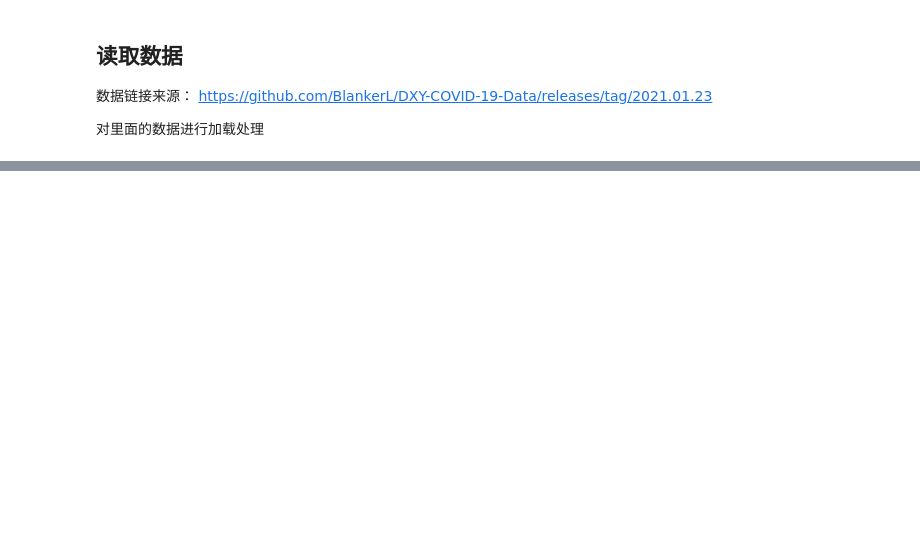
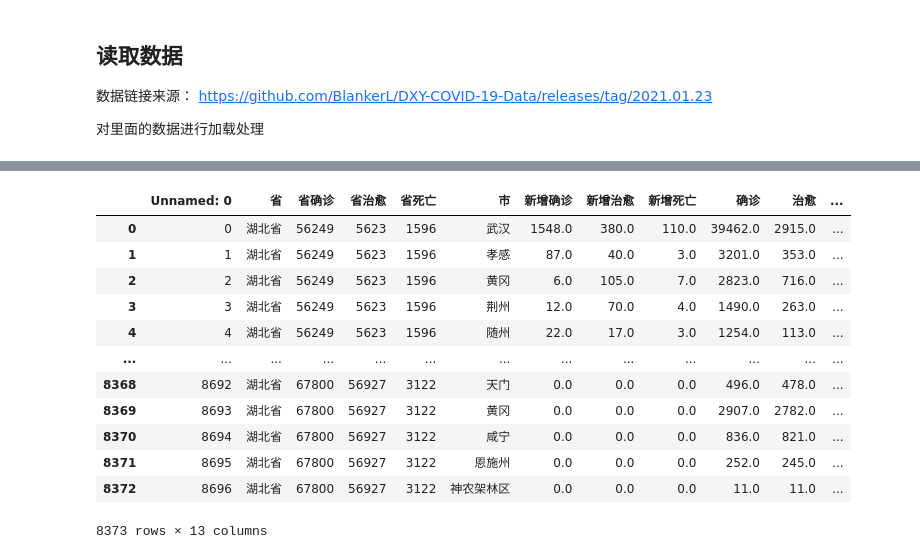
Before and after one commit to JunTheRipper/Social-Web-Mining, a Jupyter notebook: DXYDataHandler.ipynb, the cells around one changed output, grey strips where cells are left out. Cells and saved outputs as stored; diff of their text form; code cells hidden in the pictures; blank space fills up the shorter version.

```diff
--- a/DXYDataHandler.ipynb
+++ b/DXYDataHandler.ipynb
@@ -52,0 +48,18 @@ KeyError: False
+# %%
+import pandas as pd
+a = pd.read_csv(r'results\random-DXY\Hubei-Cleaned.csv')
+a
+# %% [output]
+|  | Unnamed: 0 | 省 | 省确诊 | 省治愈 | 省死亡 | 市 | 新增确诊 | 新增治愈 | 新增死亡 | 确诊 | 治愈 | ... |
+| 0 | 0 | 湖北省 | 56249 | 5623 | 1596 | 武汉 | 1548.0 | 380.0 | 110.0 | 39462.0 | 2915.0 | ... |
+| 1 | 1 | 湖北省 | 56249 | 5623 | 1596 | 孝感 | 87.0 | 40.0 | 3.0 | 3201.0 | 353.0 | ... |
+| 2 | 2 | 湖北省 | 56249 | 5623 | 1596 | 黄冈 | 6.0 | 105.0 | 7.0 | 2823.0 | 716.0 | ... |
+| 3 | 3 | 湖北省 | 56249 | 5623 | 1596 | 荆州 | 12.0 | 70.0 | 4.0 | 1490.0 | 263.0 | ... |
+| 4 | 4 | 湖北省 | 56249 | 5623 | 1596 | 随州 | 22.0 | 17.0 | 3.0 | 1254.0 | 113.0 | ... |
+| ... | ... | ... | ... | ... | ... | ... | ... | ... | ... | ... | ... | ... |
+| 8368 | 8692 | 湖北省 | 67800 | 56927 | 3122 | 天门 | 0.0 | 0.0 | 0.0 | 496.0 | 478.0 | ... |
+| 8369 | 8693 | 湖北省 | 67800 | 56927 | 3122 | 黄冈 | 0.0 | 0.0 | 0.0 | 2907.0 | 2782.0 | ... |
+| 8370 | 8694 | 湖北省 | 67800 | 56927 | 3122 | 咸宁 | 0.0 | 0.0 | 0.0 | 836.0 | 821.0 | ... |
+| 8371 | 8695 | 湖北省 | 67800 | 56927 | 3122 | 恩施州 | 0.0 | 0.0 | 0.0 | 252.0 | 245.0 | ... |
+| 8372 | 8696 | 湖北省 | 67800 | 56927 | 3122 | 神农架林区 | 0.0 | 0.0 | 0.0 | 11.0 | 11.0 | ... |
+8373 rows × 13 columns
```
Also changed, not shown: parts of 5 cells of this notebook, 53 other files.
